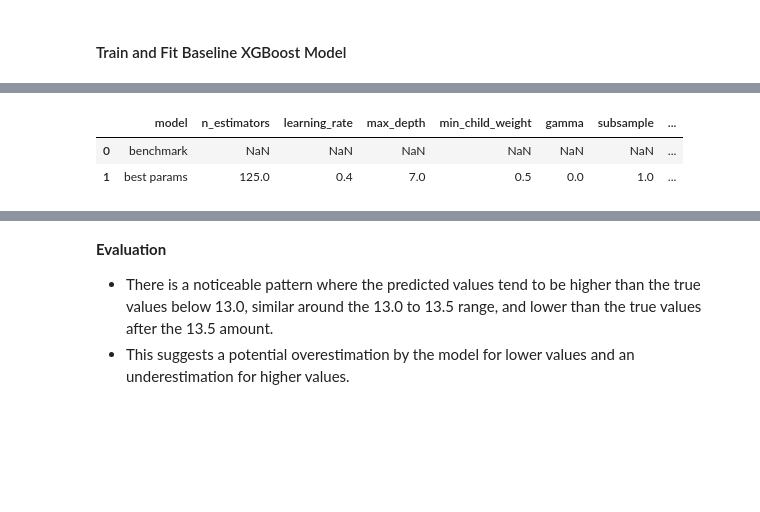
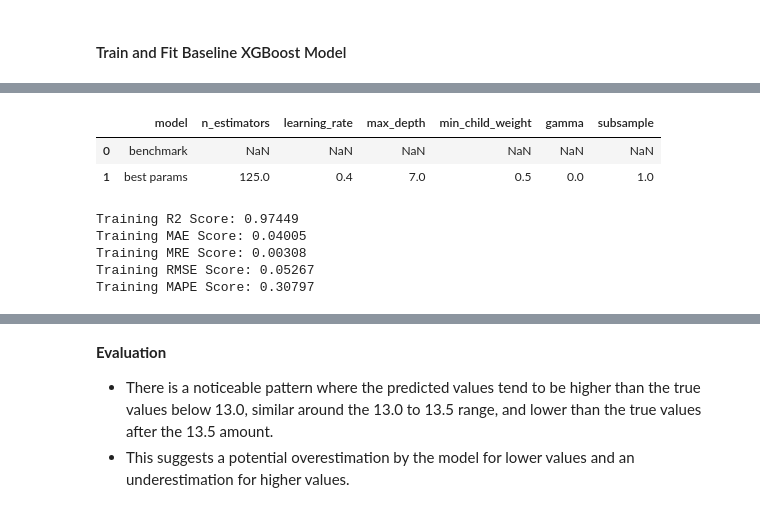
Before and after one commit to joesurf/Housing-Price-Time-Series-Forecasting, a Jupyter notebook: models/xgboost_model.ipynb, the cells around one changed output, grey strips where cells are left out. Cells and saved outputs as stored; diff of their text form; code cells hidden in the pictures; blank space fills up the shorter version.

```diff
--- a/models/xgboost_model.ipynb
+++ b/models/xgboost_model.ipynb
@@ -109,5 +41,7 @@ Pipeline(steps=[('columntransformer',
 # %% [markdown]
 #### Train and Fit Baseline XGBoost Model
+# %%
+model = XGBRegressor()
 # %%
-pipe.fit(X_train, y_train)
+model.fit(X_train, y_train)
 # %% [output]
@@ -179,17 +58,0 @@ X_test_processed = preprocessing.transform(X_test)
-# %%
-xgb_reg = XGBRegressor()
-
-param_grid = {
-    'n_estimators': [75, 100, 125],
-    'learning_rate': [0.4, 0.3, 0.2],
-    'max_depth': [5, 6, 7],
-    'min_child_weight': [0.5, 1, 2],
-    'gamma': [0, 0.1, 0.2],
-    'subsample': [0.75, 1]
-}
-
-grid_search = GridSearchCV(estimator=xgb_reg, param_grid=param_grid, scoring='neg_mean_absolute_error', cv=5, n_jobs=-1, verbose=2)
-
-grid_search.fit(X_train_processed, y_train)
-
-print(grid_search.best_params_)
@@ -295,0 +129,17 @@ scores_table.head()
+# %%
+xgb_reg = XGBRegressor()
+
+param_grid = {
+    'n_estimators': [75, 100, 125],
+    'learning_rate': [0.4, 0.3, 0.2],
+    'max_depth': [5, 6, 7],
+    'min_child_weight': [0.5, 1, 2],
+    'gamma': [0, 0.1, 0.2],
+    'subsample': [0.75, 1]
+}
+
+grid_search = GridSearchCV(estimator=xgb_reg, param_grid=param_grid, scoring='neg_mean_absolute_error', cv=5, n_jobs=-1, verbose=2)
+
+grid_search.fit(X_train, y_train)
+
+print(grid_search.best_params_)
@@ -296,12 +178,40 @@ scores_table.head()
 # %%
 param_info = [
-    {'model': 'benchmark', 'n_estimators': None, 'learning_rate': None, 'max_depth': None, 'min_child_weight': None, 'gamma': None, 'subsample': None, 'Train MAE Score': 0.06, 'Test MAE Score': 0.06},
-    {'model': 'best params', 'n_estimators': 125, 'learning_rate': 0.4, 'max_depth': 7, 'min_child_weight': 0.5, 'gamma': 0, 'subsample': 1, 'Train MAE Score': 0.05, 'Test MAE Score': 0.05}
+    {'model': 'benchmark', 'n_estimators': None, 'learning_rate': None, 'max_depth': None, 'min_child_weight': None, 'gamma': None, 'subsample': None},
+    {'model': 'best params', **grid_search.best_params_}
 ]
 
 param_table = pd.DataFrame(param_info)
 param_table.head()
 # %% [output]
-|  | model | n_estimators | learning_rate | max_depth | min_child_weight | gamma | subsample | ... |
-| 0 | benchmark | NaN | NaN | NaN | NaN | NaN | NaN | ... |
-| 1 | best params | 125.0 | 0.4 | 7.0 | 0.5 | 0.0 | 1.0 | ... |
+|  | model | n_estimators | learning_rate | max_depth | min_child_weight | gamma | subsample |
+| 0 | benchmark | NaN | NaN | NaN | NaN | NaN | NaN |
+| 1 | best params | 125.0 | 0.4 | 7.0 | 0.5 | 0.0 | 1.0 |
+# %%
+y_pred = grid_search.best_estimator_.predict(X_train)
+
+# R2 Score
+r2 = r2_score(y_train, y_pred)
+print("Training R2 Score:", round(r2, 5))
+
+# Mean Absolute Error (MAE)
+mae = mean_absolute_error(y_train, y_pred)
+print("Training MAE Score:", round(mae, 5))
+
+# Mean Relative Error (MRE)
+mre = np.mean(np.abs((y_train - y_pred) / y_train))
+print("Training MRE Score:", round(mre, 5))
+
+# Root Mean Squared Error (RMSE)
+rmse = np.sqrt(mean_squared_error(y_train, y_pred))
+print("Training RMSE Score:", round(rmse, 5))
+
+# Mean Absolute Percentage Error
+mape = np.mean(np.abs((y_train - y_pred) / y_train)) * 100
+print("Training MAPE Score:", round(mape, 5))
+# %% [output]
+Training R2 Score: 0.97449
+Training MAE Score: 0.04005
+Training MRE Score: 0.00308
+Training RMSE Score: 0.05267
+Training MAPE Score: 0.30797
```
Also changed, not shown: parts of 36 cells of this notebook, 1 other file.
